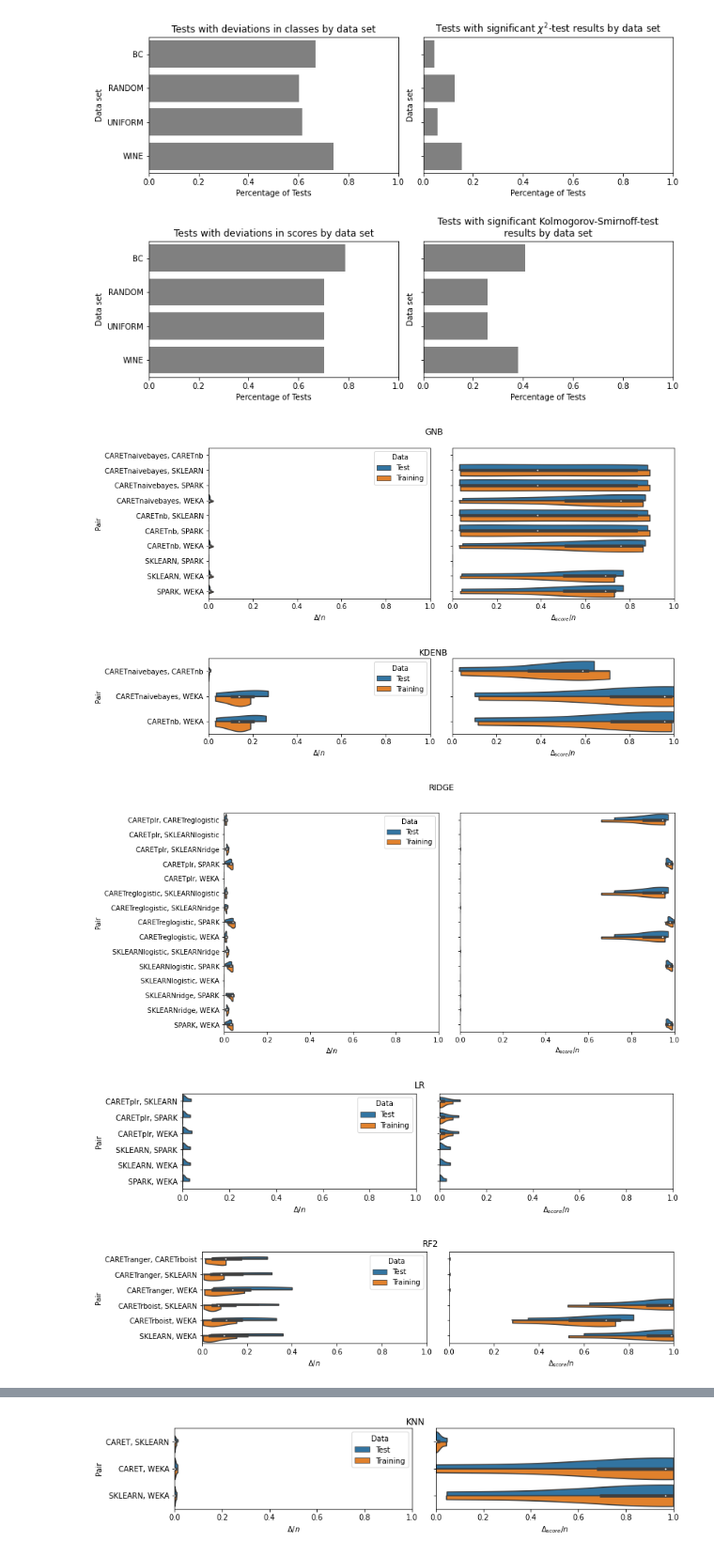
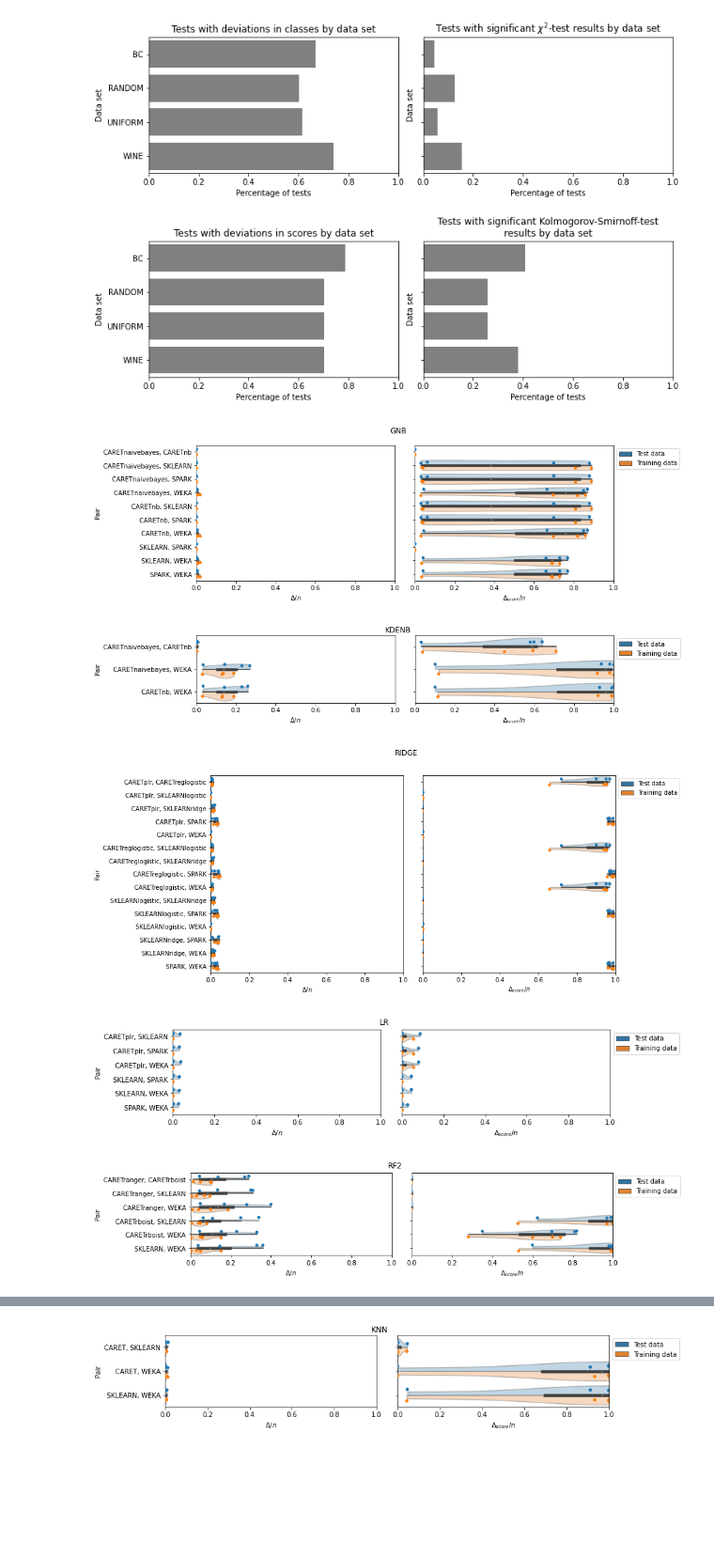
Before and after one commit to sherbold/replication-kit-2022-non-dl-diff-test, a Jupyter notebook: eval_testresults.ipynb, the cells around one changed output, grey strips where cells are left out. Shown at 94% size. Cells and saved outputs as stored; diff of their text form; code cells hidden in the pictures; blank space fills up the shorter version.

```diff
--- a/eval_testresults.ipynb
+++ b/eval_testresults.ipynb
@@ -256,7 +256,7 @@ ax = sns.barplot(data=by_framework_ratios, y=by_framework_ratios.index, x='delta
 ax.set_title('Tests with deviations in classes by data set')
 ax.set_yticklabels(labels)
 ax.set_ylabel('Data set')
-ax.set_xlabel('Percentage of Tests')
+ax.set_xlabel('Percentage of tests')
 ax.set_xlim(0,1)
 
 ax = sns.barplot(data=by_framework_ratios, y=by_framework_ratios.index, x='chi2_sig', orient='h', color='gray', ax=axes[0,1])
@@ -264,14 +264,14 @@ ax.set_title('Tests with significant $\chi^2$-test results by data set')
 ax.set_yticklabels([])
 ax.set_ylabel(None)
 ax.set_ylabel('Data set')
-ax.set_xlabel('Percentage of Tests')
+ax.set_xlabel('Percentage of tests')
 ax.set_xlim(0,1)
 
 ax = sns.barplot(data=by_framework_ratios_scores, y=by_framework_ratios_scores.index, x='delta_score_true', orient='h', color='gray', ax=axes[1,0])
 ax.set_title('Tests with deviations in scores by data set')
 ax.set_yticklabels(labels)
 ax.set_ylabel('Data set')
-ax.set_xlabel('Percentage of Tests')
+ax.set_xlabel('Percentage of tests')
 ax.set_xlim(0,1)
 
 ax = sns.barplot(data=by_framework_ratios_scores, y=by_framework_ratios_scores.index, x='ks_sig', orient='h', color='gray', ax=axes[1,1])
@@ -279,7 +279,7 @@ ax.set_title('Tests with significant Kolmogorov-Smirnoff-test\nresults by data s
 ax.set_yticklabels([])
 ax.set_ylabel(None)
 ax.set_ylabel('Data set')
-ax.set_xlabel('Percentage of Tests')
+ax.set_xlabel('Percentage of tests')
 ax.set_xlim(0,1)
 
 plt.subplots_adjust(hspace=0.5, wspace=0.1)
@@ -308,36 +308,49 @@ alg_name_map = {
 }
 
 
 for algorithm in algorithms:
     alg_data = cmp_data[cmp_data['algorithm']==algorithm]
     if algorithm in ['SVMlinear', 'MostFrequent', 'SVMpoly', 'SVMrbf']:
         height=max(2, len(alg_data['Pair'].unique())/2.5)
         fig, axes = plt.subplots(1,1, figsize=(6,height), sharex=False, sharey=False)
         ax = sns.violinplot(data=alg_data, y='Pair', x='delta_ratio', hue='Data', split=True, cut=0, ax=axes)
+        plt.setp(ax.collections, alpha=.3)
+        ax = sns.stripplot(data=alg_data, y='Pair', x='delta_ratio', hue='Data', dodge=True, ax=axes)
         ax.set_xlim(0,1)
         ax.set_xlabel('$\Delta/n$')
         ax.set_yticklabels([label.get_text()[label.get_text().find('(')+1:label.get_text().find(')')] for label in ax.get_yticklabels()])
+        handles, labels = ax.get_legend_handles_labels()
+        ax.legend(handles[:2], ['Test data', 'Training data'])
+        sns.move_legend(ax, "upper left", bbox_to_anchor=(1, 1))
         plt.title(alg_name_map[algorithm])
     else:
         height=max(2, len(alg_data['Pair'].unique())/2.5)
         fig, axes = plt.subplots(1,2, figsize=(12,height), sharex=False, sharey=False)
         ax = sns.violinplot(data=alg_data, y='Pair', x='delta_ratio', hue='Data', split=True, cut=0, ax=axes[0])
+        plt.setp(ax.collections, alpha=.3)
+        ax = sns.stripplot(data=alg_data, y='Pair', x='delta_ratio', hue='Data', dodge=True, ax=axes[0])
         ax.set_xlim(0,1)
         ax.set_xlabel('$\Delta/n$')
         ax.set_yticklabels([label.get_text()[label.get_text().find('(')+1:label.get_text().find(')')] for label in ax.get_yticklabels()])
+        ax.get_legend().remove()
         ax = sns.violinplot(data=alg_data, y='Pair', x='delta_score_ratio', hue='Data', split=True, cut=0, ax=axes[1])
+        plt.setp(ax.collections, alpha=.3)
+        ax = sns.stripplot(data=alg_data, y='Pair', x='delta_score_ratio', hue='Data', dodge=True, ax=axes[1])
         ax.set_xlim(0,1)
         ax.set_xlabel('$\Delta_{score}/n$')
         ax.set_yticklabels([])
         ax.set_ylabel(None)
-        ax.get_legend().remove()
+
+        handles, labels = ax.get_legend_handles_labels()
+        ax.legend(handles[:2], ['Test data', 'Training data'])
+        sns.move_legend(ax, "upper left", bbox_to_anchor=(1, 1))
         plt.suptitle(alg_name_map[algorithm])
         plt.subplots_adjust(wspace=0.1)
     plt.savefig('figures/results_%s.pdf' % alg_name_map[algorithm], bbox_inches='tight')
     plt.show()
 # %% [output]
-[figure, old version]
+[figure, new version]
-[figure, old version]
+[figure, new version]
-[figure, old version]
+[figure, new version]
-[figure, old version]
+[figure, new version]
-[figure, old version]
+[figure, new version]
@@ -346 +359 @@ for algorithm in algorithms:
-[figure, old version]
+[figure, new version]
```
Also changed, not shown: parts of 3 cells of this notebook, 19 other files.
